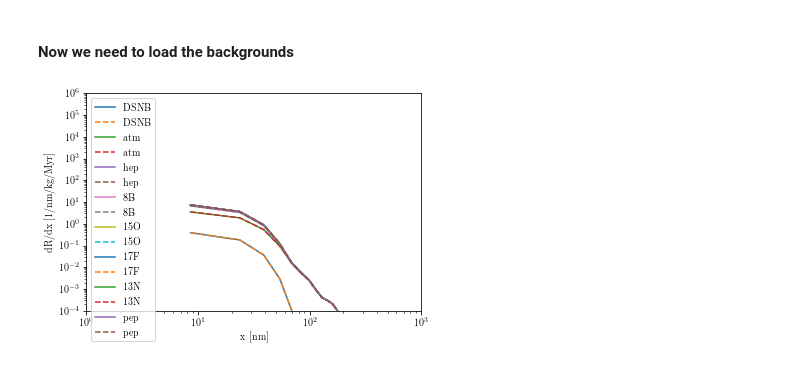
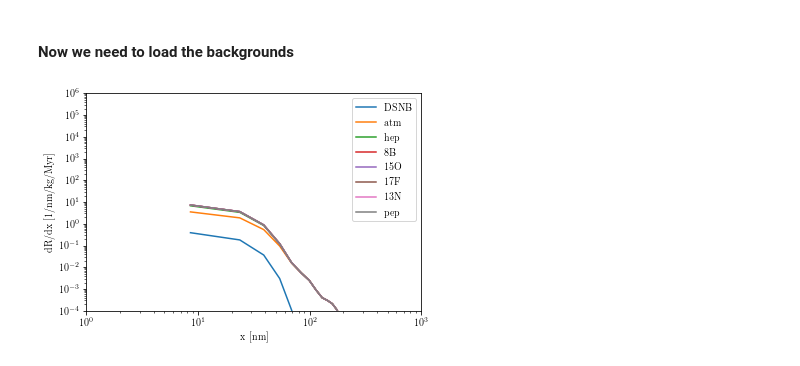
Before and after one commit to tedwards2412/paleo_detectors, a Jupyter notebook: Notebooks/Spectral_lim_paper.ipynb, the cells around one changed output. Drawn from its saved outputs; the diff is of its cells as text; code cells hidden in the pictures.

```diff
--- a/Notebooks/Spectral_lim_paper.ipynb
+++ b/Notebooks/Spectral_lim_paper.ipynb
@@ -214,19 +44,19 @@ dRdx_Zabnu = dRdx_nu(x_c, E_list, rock='Zab', components=True, gaussian=True)
 # %%
 for i, nusource in enumerate(nu_list):
     plt.loglog(x_c,dRdx_Sylnu[i], label=nusource)
-    plt.loglog(x_c,dRdx_Sylnu_gauss[i], label=nusource, ls='--')
+#     plt.loglog(x_c,dRdx_Sylnu_gauss[i], label=nusource, ls='--')
 
 # plt.loglog(x_c,dRdx_Sylnu[0], 'C0', label='test')
 # plt.loglog(x_c,dRdx_Sylnu_gauss[0], 'C0', label='test', ls='--')
 
 # plt.loglog(x_c, dRdx_Sylnu_all, label='Total')
 plt.legend()
 plt.ylabel("dR/dx [1/nm/kg/Myr]")
 plt.xlabel("x [nm]")
 plt.ylim(1e-4,1e6)
 plt.xlim(1,1000)
 plt.show()
 # %% [output]
-[figure, old version]
+[figure, new version]
 # %%
 ref_sig = 1e-47
```
Also changed, not shown: parts of 11 cells of this notebook, 5 other files.
